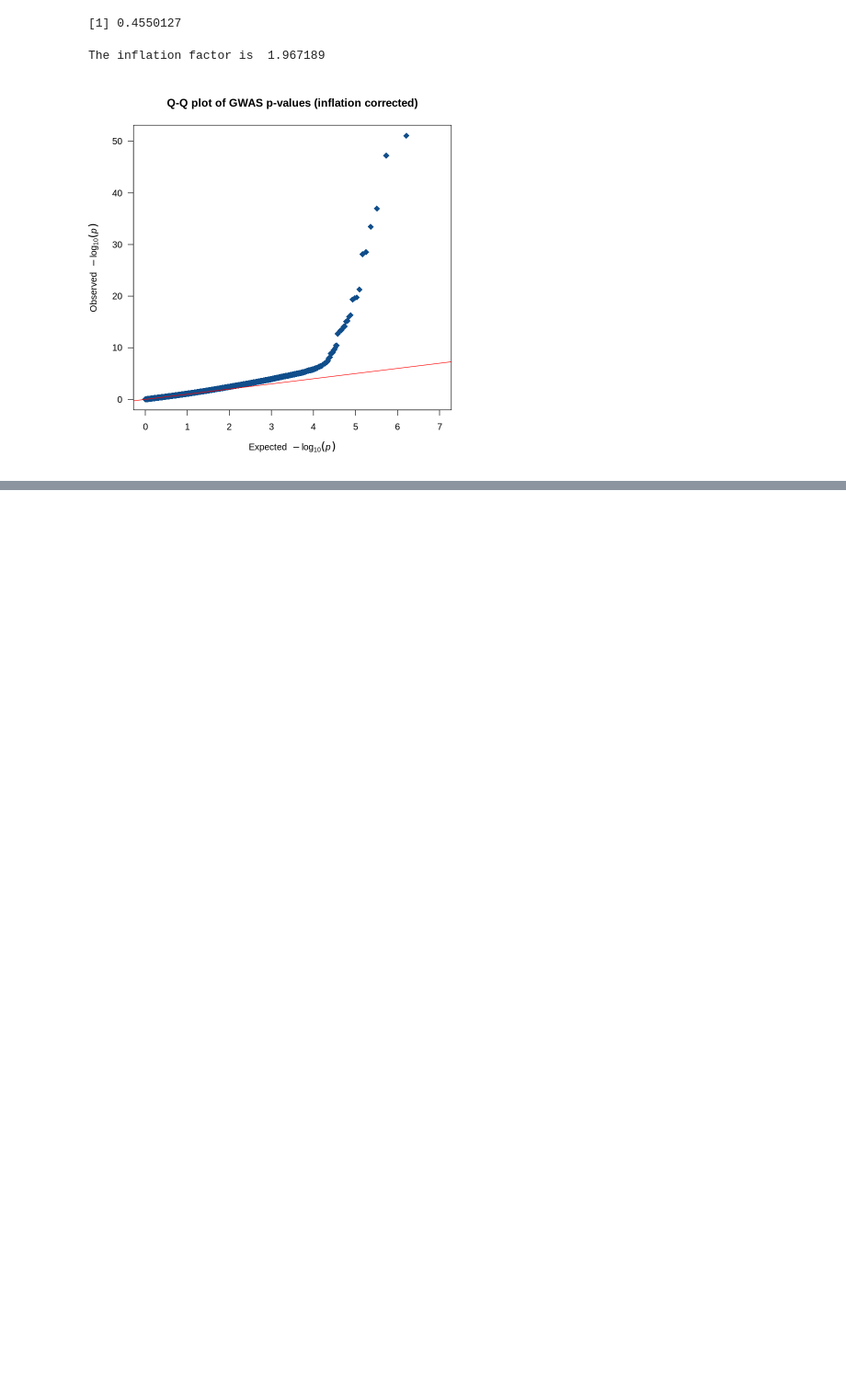
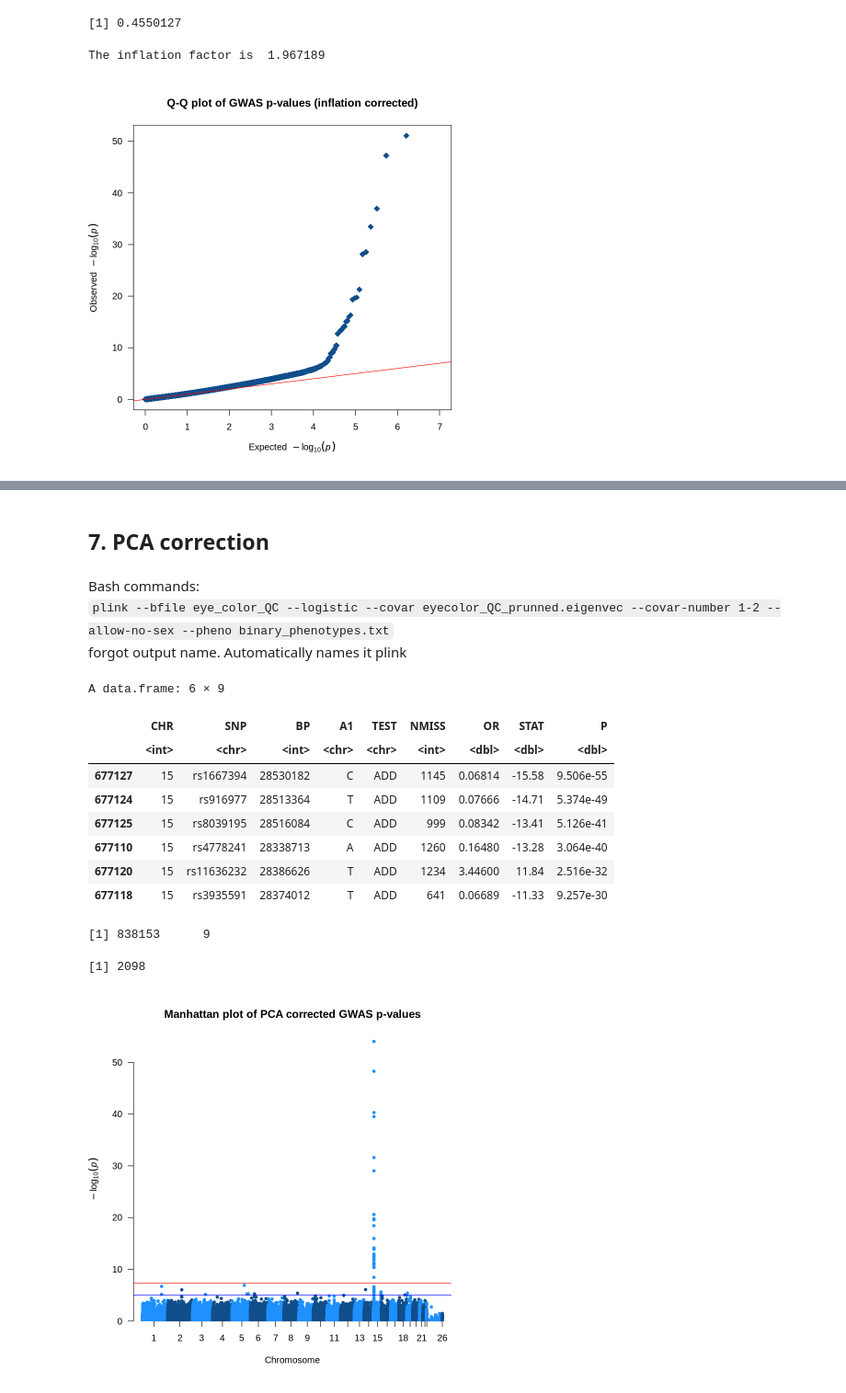
Before and after one commit to rimyjen/popgen-GWAS, a Jupyter notebook: gwas_eyecolor_rikke.ipynb, the cells around one changed output, grey strips where cells are left out. Shown at 92% size. Drawn from its saved outputs; the diff is of its cells as text; code cells hidden in the pictures; blank space fills up the shorter version.

```diff
--- a/gwas_eyecolor_rikke.ipynb
+++ b/gwas_eyecolor_rikke.ipynb
@@ -451,0 +451,33 @@ qq(assoc_fisher$corrected_p, main = "Q-Q plot of GWAS p-values (inflation correc
+# %% [markdown]
+## 7. PCA correction
+# %% [markdown]
+Bash commands:
+`plink --bfile eye_color_QC --logistic --covar eyecolor_QC_prunned.eigenvec --covar-number 1-2 --allow-no-sex --pheno binary_phenotypes.txt`
+forgot output name. Automatically names it plink
+# %%
+assoc_logreg <- read.table("plink.assoc.logistic",header=T)
+
+assoc_logreg <- assoc_logreg %>%
+        filter(TEST == "ADD")
+
+head(assoc_logreg[order(assoc_logreg$P),])
+
+
+dim(assoc_logreg)
+sum(is.na(assoc_logreg$P))
+
+assoc_logreg %>% drop_na() %>% manhattan(col = c("dodgerblue", "dodgerblue4"),
+                                       main = "Manhattan plot of PCA corrected GWAS p-values")
+# %% [output]
+A data.frame: 6 × 9
+|  | CHR | SNP | BP | A1 | TEST | NMISS | OR | STAT | P |
+|  | <int> | <chr> | <int> | <chr> | <chr> | <int> | <dbl> | <dbl> | <dbl> |
+| 677127 | 15 | rs1667394 | 28530182 | C | ADD | 1145 | 0.06814 | -15.58 | 9.506e-55 |
+| 677124 | 15 | rs916977 | 28513364 | T | ADD | 1109 | 0.07666 | -14.71 | 5.374e-49 |
+| 677125 | 15 | rs8039195 | 28516084 | C | ADD | 999 | 0.08342 | -13.41 | 5.126e-41 |
+| 677110 | 15 | rs4778241 | 28338713 | A | ADD | 1260 | 0.16480 | -13.28 | 3.064e-40 |
+| 677120 | 15 | rs11636232 | 28386626 | T | ADD | 1234 | 3.44600 | 11.84 | 2.516e-32 |
+| 677118 | 15 | rs3935591 | 28374012 | T | ADD | 641 | 0.06689 | -11.33 | 9.257e-30 |
+[1] 838153      9
+[1] 2098
+[figure, added]
```
Also changed, not shown: parts of 26 cells of this notebook.
